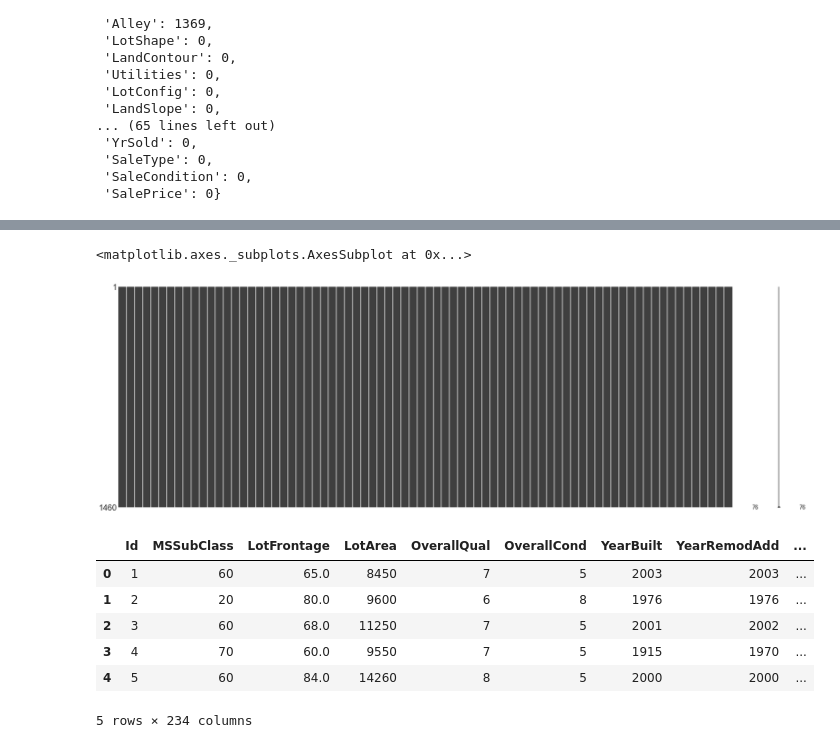
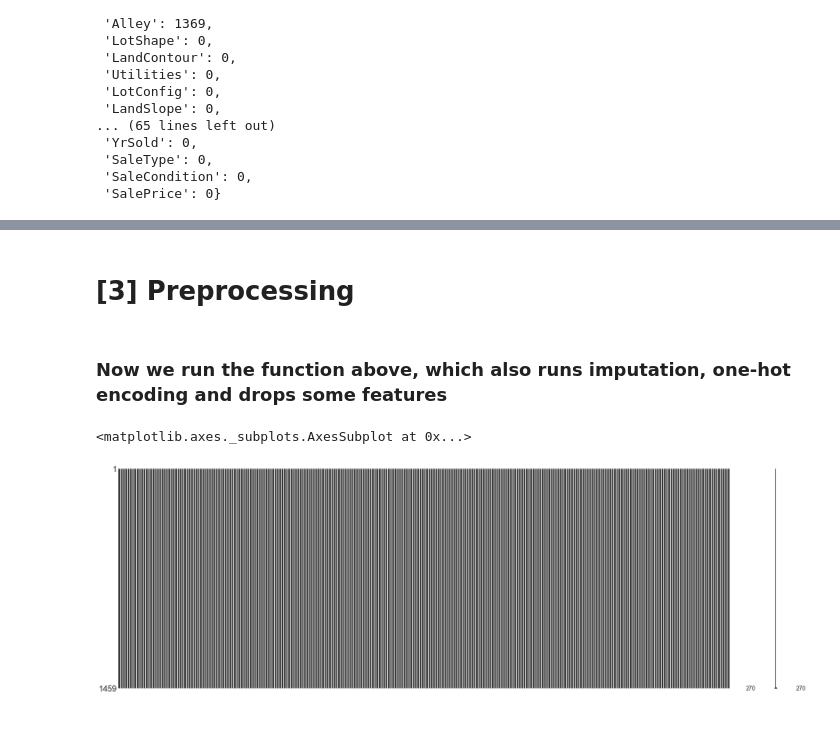
Before and after one commit to casperbh96/house-price-prediction, a Jupyter notebook: Final.ipynb, the cells around one changed output, grey strips where cells are left out. Drawn from its saved outputs; the diff is of its cells as text; code cells hidden in the pictures.

```diff
--- a/Final.ipynb
+++ b/Final.ipynb
@@ -96,8 +111,3 @@ Number of missing or NaN values for each column:
  'SaleType': 0,
  'SaleCondition': 0,
  'SalePrice': 0}
-# %%
-# We remove the features Alley, FireplaceQu, PoolQC, Fence and MiscFeature from the dataset
-# Because of too many missing values
-train = train.drop(["Alley", "FireplaceQu", "PoolQC", "Fence", "MiscFeature"], axis=1)
-test = test.drop(["Alley", "FireplaceQu", "PoolQC", "Fence", "MiscFeature"], axis=1)
@@ -133,21 +117,48 @@ fill_missing_or_nan_values(test)
+# %%
+def fill_ii(df):
+    # Make a dataframe of the newly calculated values from the IterativeImputer
+    df_filled_ii = pd.DataFrame(IterativeImputer().fit_transform(df.values))
+
+    # Assign columns and indexes as they originally were
+    df_filled_ii.columns = df.columns
+    df_filled_ii.index = df.index
+
+    return df_filled_ii
+# %% [markdown]
+# [3] Preprocessing
+# %%
+def data_engineering(train, test):
+    # We have an odd number of observations.
+    train = train.drop(train.index[0])
+
+    # Concatenate all of training and testing data
+    # Drop columns with too many missing values
+    cc_data = pd.concat([train, test], sort=True)
+    cc_data = cc_data.drop(['Id', 'SalePrice','Alley', 'FireplaceQu', 'PoolQC', 'Fence', 'MiscFeature'], axis=1)
+
+    # We can make the output variable logarithmic, if we want RMSLE scoring
+    train["SalePrice"] = np.log1p(train["SalePrice"])
+    y = train['SalePrice']
+
+    # One-Hot encoding of the whole dataset
+    cc_data = pd.get_dummies(cc_data, prefix_sep='_')
+
+    # Fill the missing data
+    cc_data = fill_ii(cc_data)
+
+    # Slice our data back into training and testing data
+    X_train = cc_data[:train.shape[0]]
+    X_test = cc_data[train.shape[0]:]
+
+    return X_train,X_test,y
+# %% [markdown]
+### Now we run the function above, which also runs imputation, one-hot encoding and drops some features
+# %%
+X,X_test,y = data_engineering(train,test)
 # %%
 # Check if values have been filled
 # NOTE: It has been checked, that the values are correctly filled
-missingno.matrix(train, figsize = (30,10))
+missingno.matrix(X, figsize = (30,10))
 # %% [output]
 <matplotlib.axes._subplots.AxesSubplot at 0x...>
-[figure, old version]
+[figure, new version]
-# %%
-# get_dummies is one-hot encoding the data
-# https://datascience.stackexchange.com/questions/28353/always-drop-the-first-column-after-performing-one-hot-encoding
-# https://datascience.stackexchange.com/questions/27957/why-do-we-need-to-discard-one-dummy-variable/27993#27993
-train = pd.get_dummies(train, prefix_sep='_', drop_first=True)
-train.head()
-# %% [output]
-|  | Id | MSSubClass | LotFrontage | LotArea | OverallQual | OverallCond | YearBuilt | YearRemodAdd | ... |
-| 0 | 1 | 60 | 65.0 | 8450 | 7 | 5 | 2003 | 2003 | ... |
-| 1 | 2 | 20 | 80.0 | 9600 | 6 | 8 | 1976 | 1976 | ... |
-| 2 | 3 | 60 | 68.0 | 11250 | 7 | 5 | 2001 | 2002 | ... |
-| 3 | 4 | 70 | 60.0 | 9550 | 7 | 5 | 1915 | 1970 | ... |
-| 4 | 5 | 60 | 84.0 | 14260 | 8 | 5 | 2000 | 2000 | ... |
-5 rows × 234 columns
```
Also changed, not shown: parts of 18 cells of this notebook.
